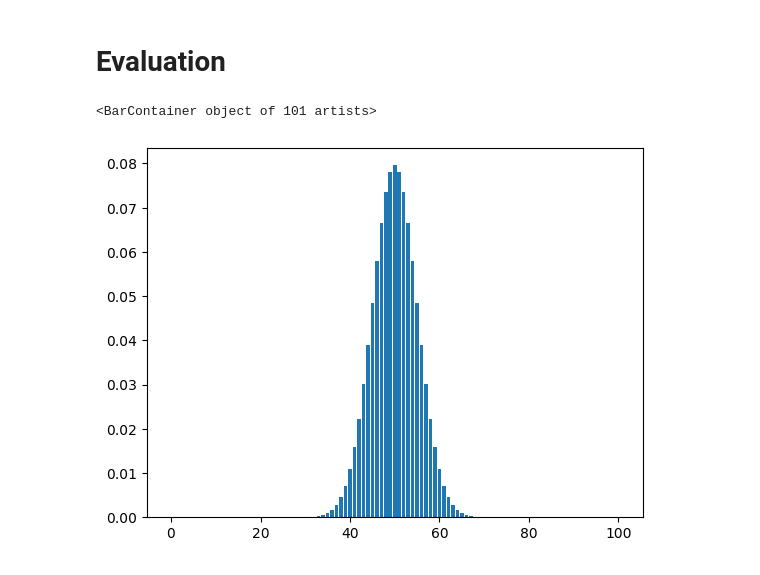
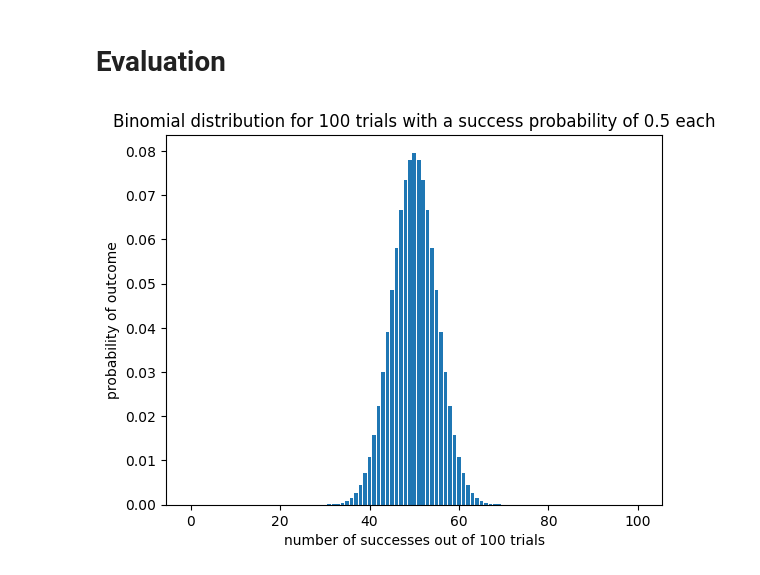
Before and after one commit to georg-rempfer/jupyter-lite_old, a Jupyter notebook: content/binomial_distribution.ipynb, the cells around one changed output. Cells and saved outputs as stored; diff of their text form; code cells hidden in the pictures.

Commit message:
OPGITOOL-5825 Added titles and axis labels as well as some clarifications to binomial distribution notebook after user feedback.

```diff
--- a/content/binomial_distribution.ipynb
+++ b/content/binomial_distribution.ipynb
@@ -11,16 +13,23 @@ p_success = 0.5 #probability of success of a single trial
 # Evaluation
 # %%
 import matplotlib.pyplot as plt
+import mpmath as mp
 import numpy as np
 import scipy as sc
 
+mp.mp.dps = 50 #use 50 decimal digits precision in mpmath calculations
+
 def binomial_distr(n_successes, p_success, n_trials):
-    return sc.special.comb(n_trials, n_successes) * (p_success)**n_successes * (1-p_success)**(n_trials-n_successes)
+    return mp.binomial(n_trials, n_successes) * mp.mpf(p_success)**n_successes * mp.mpf(1-p_success)**(n_trials-n_successes)
 
-x = np.arange(0, n_trials+1)
-P_x = binomial_distr(x, p_success, n_trials)
+binomial_distr_vectorized = np.vectorize(binomial_distr) #create version of binomial distribution that can be evaluated for whole lists of inputs
+
+x = np.arange(0, n_trials+1) #list of all possible outcomes (number of successes x out of n_trials)
+P_x = binomial_distr_vectorized(x, p_success, n_trials) #probabilities of each of these outcomes
 
 plt.bar(x, P_x)
+plt.gca().set_title('Binomial distribution for {} trials with a success probability of {} each'.format(n_trials, p_success));
+plt.gca().set_xlabel('number of successes out of {} trials'.format(n_trials));
+plt.gca().set_ylabel('probability of outcome'.format(n_trials));
 # %% [output]
-<BarContainer object of 101 artists>
-[figure, old version]
+[figure, new version]
```
Also changed, not shown: parts of 1 cell of this notebook.
